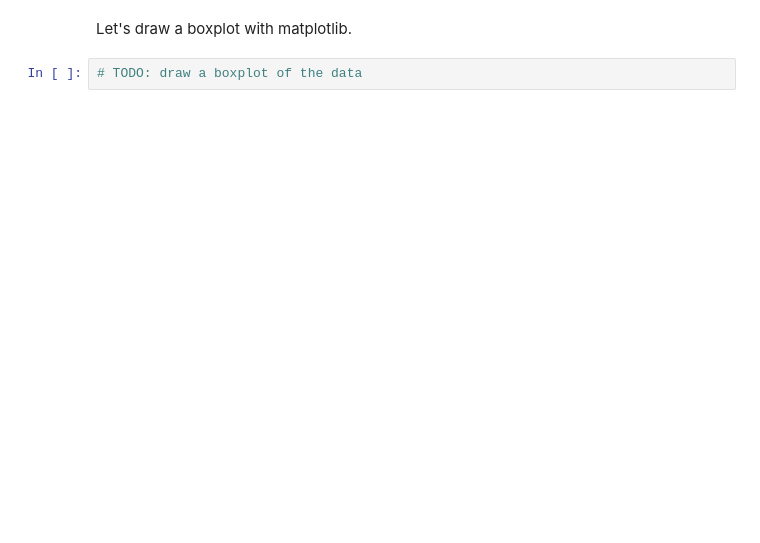
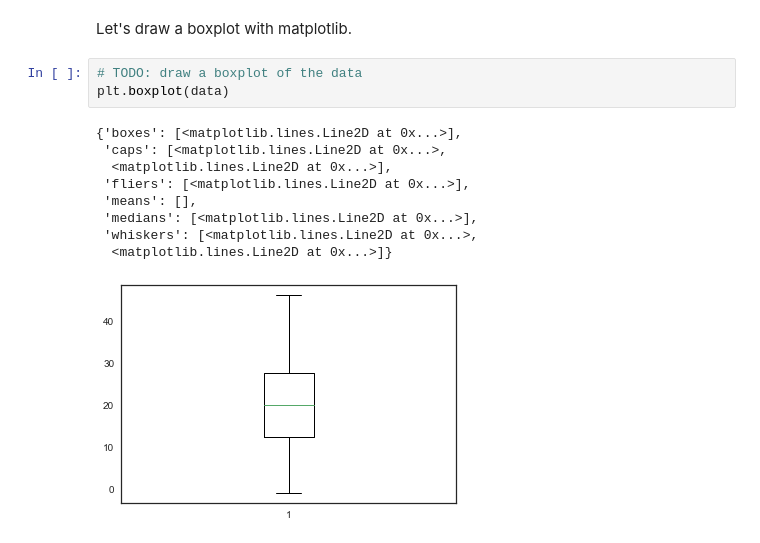
Before and after one commit to muftring/iu-datavis, a Jupyter notebook: week-06/w06_lab_uftring_michael.ipynb, the cells around one changed output. Drawn from its saved outputs; the diff is of its cells as text; blank space fills up the shorter version.

Commit message:
Lab 6: boxplots

```diff
--- a/week-06/w06_lab_uftring_michael.ipynb
+++ b/week-06/w06_lab_uftring_michael.ipynb
@@ -273,3 +304,14 @@ Can you explain why do you get those first and third quartile values? The first
 Let's draw a boxplot with matplotlib.
 # %%
 # TODO: draw a boxplot of the data
+plt.boxplot(data)
+# %% [output]
+{'boxes': [<matplotlib.lines.Line2D at 0x...>],
+ 'caps': [<matplotlib.lines.Line2D at 0x...>,
+  <matplotlib.lines.Line2D at 0x...>],
+ 'fliers': [<matplotlib.lines.Line2D at 0x...>],
+ 'means': [],
+ 'medians': [<matplotlib.lines.Line2D at 0x...>],
+ 'whiskers': [<matplotlib.lines.Line2D at 0x...>,
+  <matplotlib.lines.Line2D at 0x...>]}
+[figure, added]
```
Also changed, not shown: parts of 3 cells of this notebook, 1 other file.
